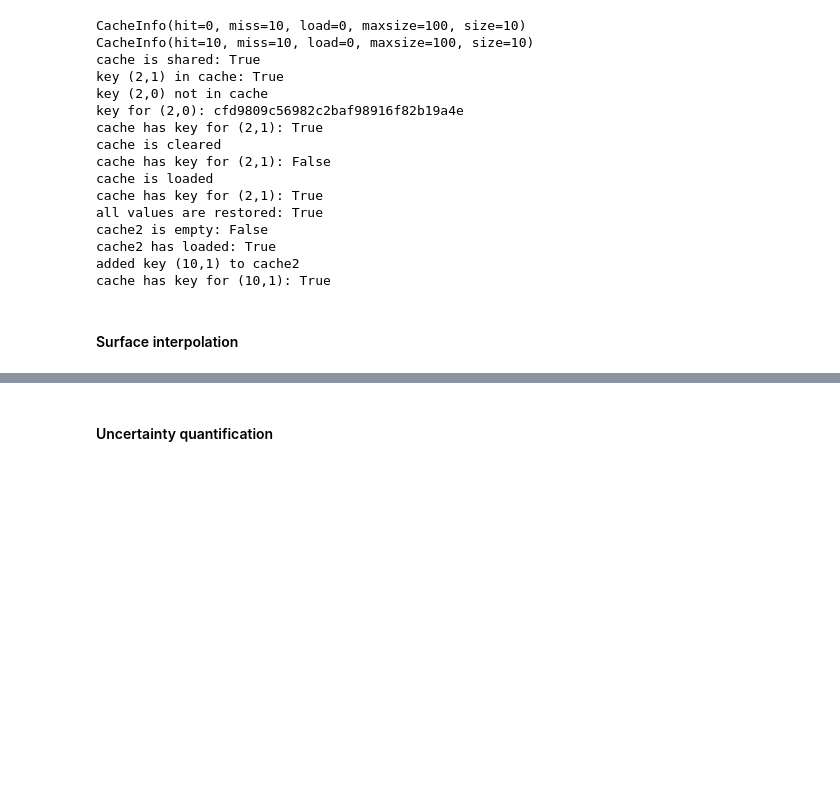
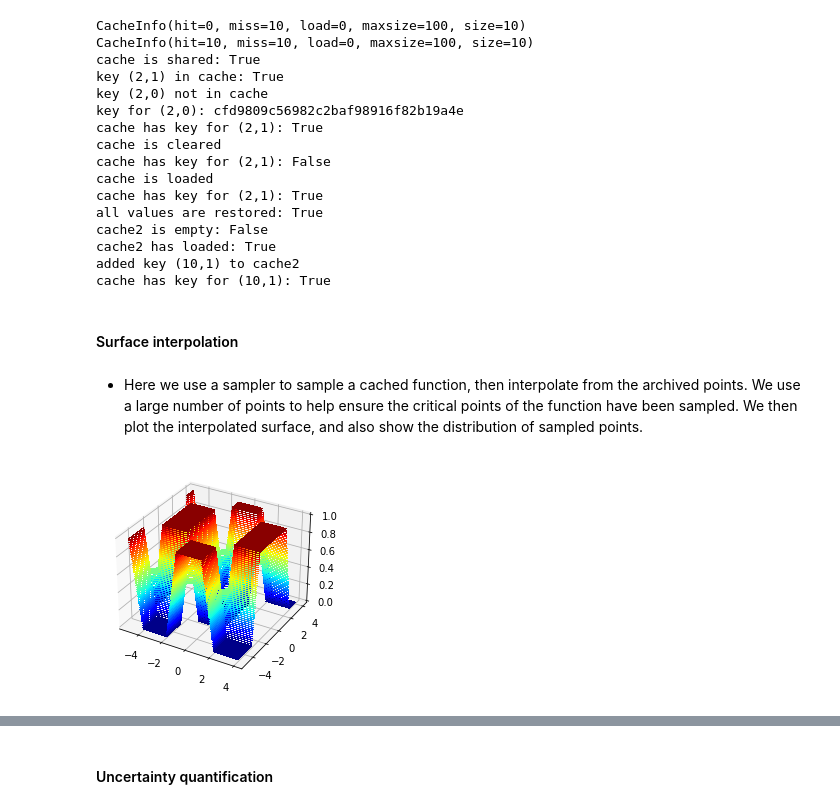
Before and after one commit to mmckerns/tlkmys, a Jupyter notebook: mystic.ipynb, the cells around one changed output, grey strips where cells are left out. Saved outputs shown, nothing was run; the diff lists cells and outputs as text; code cells hidden in the pictures; blank space fills up the shorter version.

```diff
--- a/mystic.ipynb
+++ b/mystic.ipynb
@@ -626,3 +767,13 @@ added key (10,1) to cache2
 cache has key for (10,1): True
 # %% [markdown]
 #### Surface interpolation
+# %% [markdown]
+ - Here we use a sampler to sample a cached function, then interpolate from the archived points. We use a large number of points to help ensure the critical points of the function have been sampled. We then plot the interpolated surface, and also show the distribution of sampled points.
+# %%
+import mystic as my
+import mystic.models as mm
+
+# plot the original function
+my.model_plotter(mm.griewangk, depth=True, fill=True, bounds='-5:5,-5:5')
+# %% [output]
+[figure, added]
```
Also changed, not shown: parts of 23 cells of this notebook, 1 other file.
